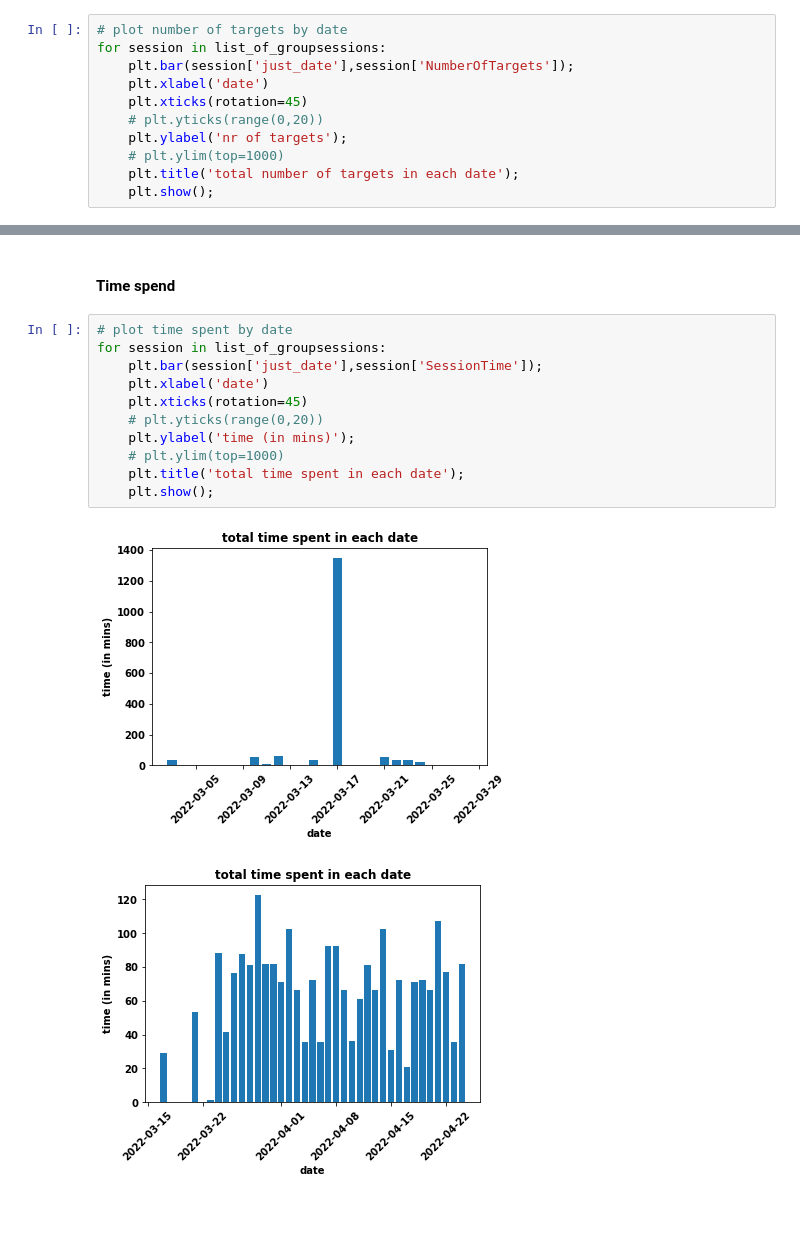
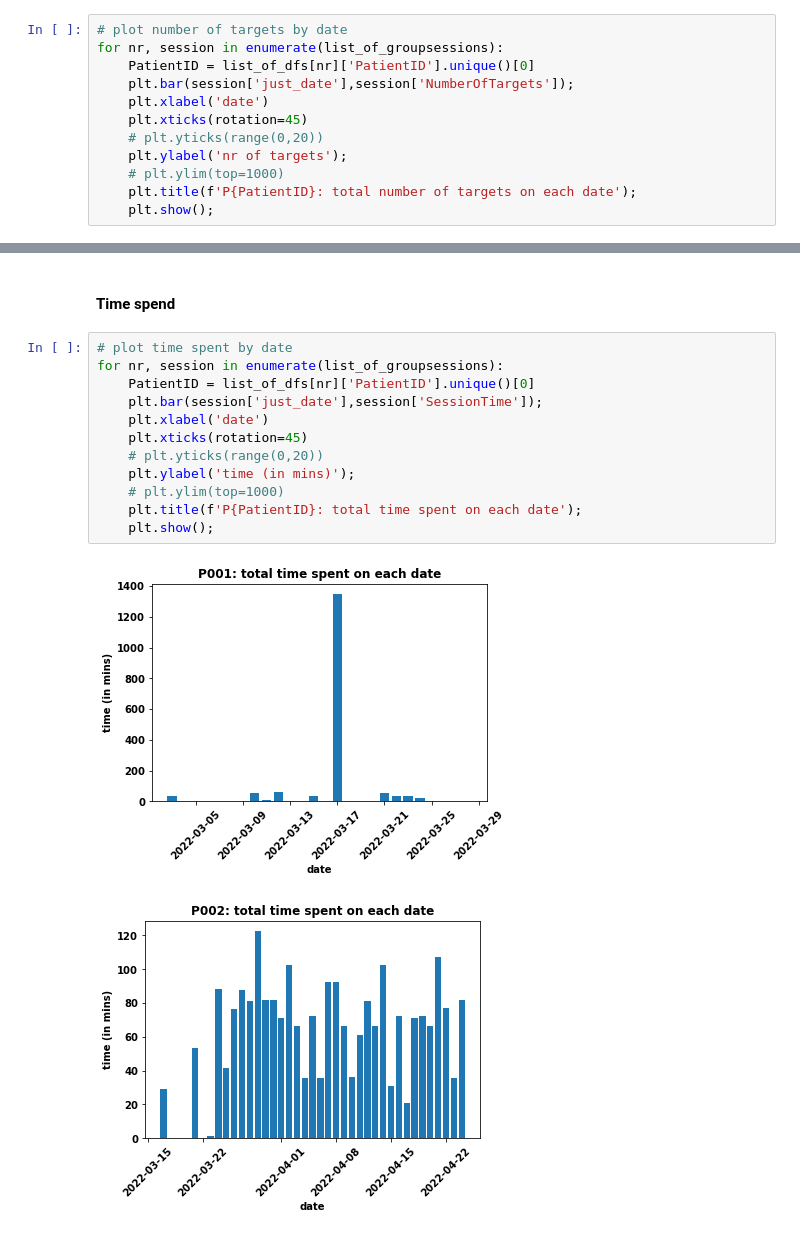
Before and after one commit to doscsy12/robotic_hometherapy, a Jupyter notebook: data_check.ipynb, the cells around one changed output, grey strips where cells are left out. Saved outputs shown, nothing was run; the diff lists cells and outputs as text.

```diff
--- a/data_check.ipynb
+++ b/data_check.ipynb
@@ -183,13 +180,14 @@ list_of_groupsessions[4]
 #### Number of targets
 # %%
 # plot number of targets by date
-for session in list_of_groupsessions:
+for nr, session in enumerate(list_of_groupsessions):
+    PatientID = list_of_dfs[nr]['PatientID'].unique()[0]
     plt.bar(session['just_date'],session['NumberOfTargets']);
     plt.xlabel('date')
     plt.xticks(rotation=45)
     # plt.yticks(range(0,20))
     plt.ylabel('nr of targets');
     # plt.ylim(top=1000)
-    plt.title('total number of targets in each date');
+    plt.title(f'P{PatientID}: total number of targets on each date');
     plt.show();
 # %% [output]
@@ -202,15 +200,16 @@ for session in list_of_groupsessions:
 #### Time spend
 # %%
 # plot time spent by date
-for session in list_of_groupsessions:
+for nr, session in enumerate(list_of_groupsessions):
+    PatientID = list_of_dfs[nr]['PatientID'].unique()[0]
     plt.bar(session['just_date'],session['SessionTime']);
     plt.xlabel('date')
     plt.xticks(rotation=45)
     # plt.yticks(range(0,20))
     plt.ylabel('time (in mins)');
     # plt.ylim(top=1000)
-    plt.title('total time spent in each date');
+    plt.title(f'P{PatientID}: total time spent on each date');
     plt.show();
 # %% [output]
-[figure, old version]
+[figure, new version]
-[figure, old version]
+[figure, new version]
```
Also changed, not shown: parts of 9 cells of this notebook.
